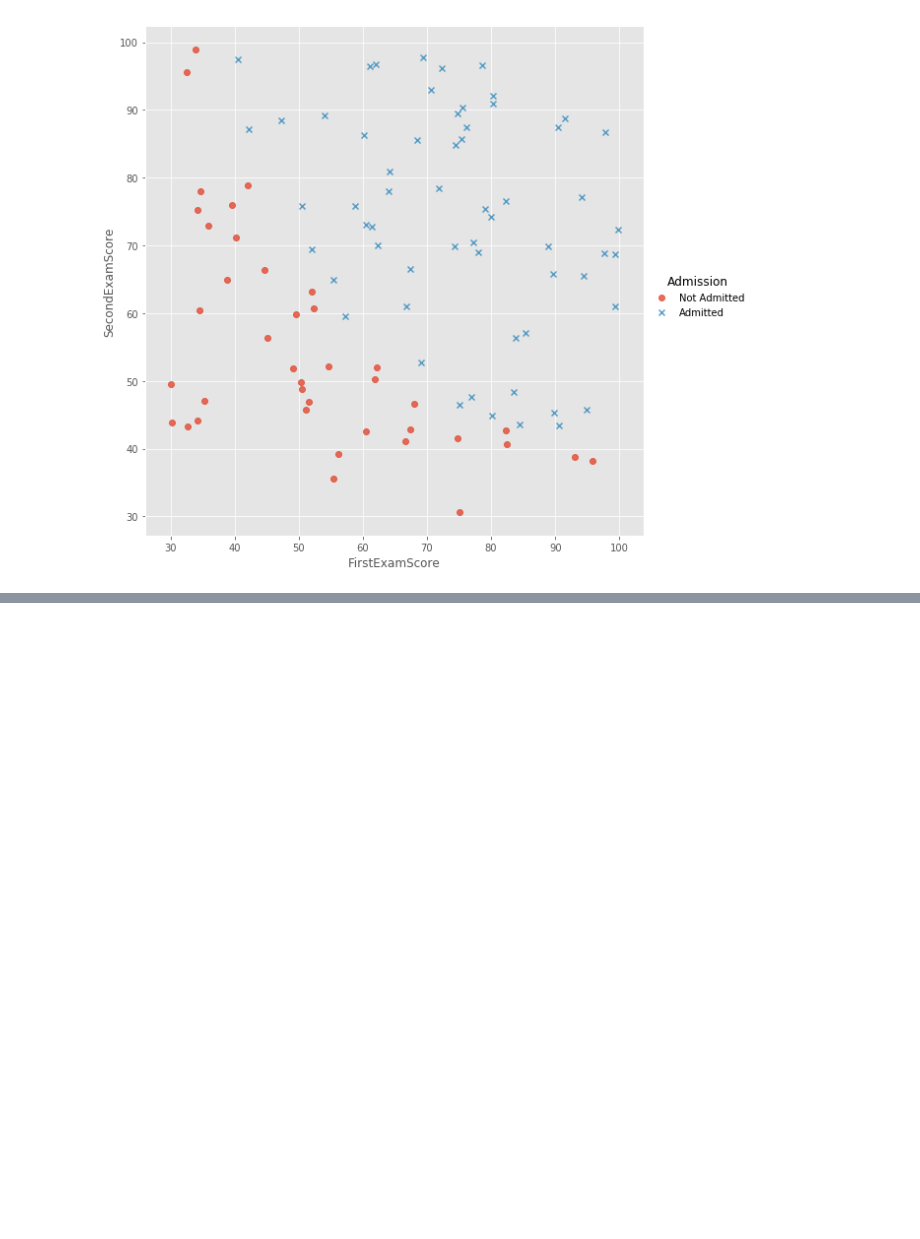
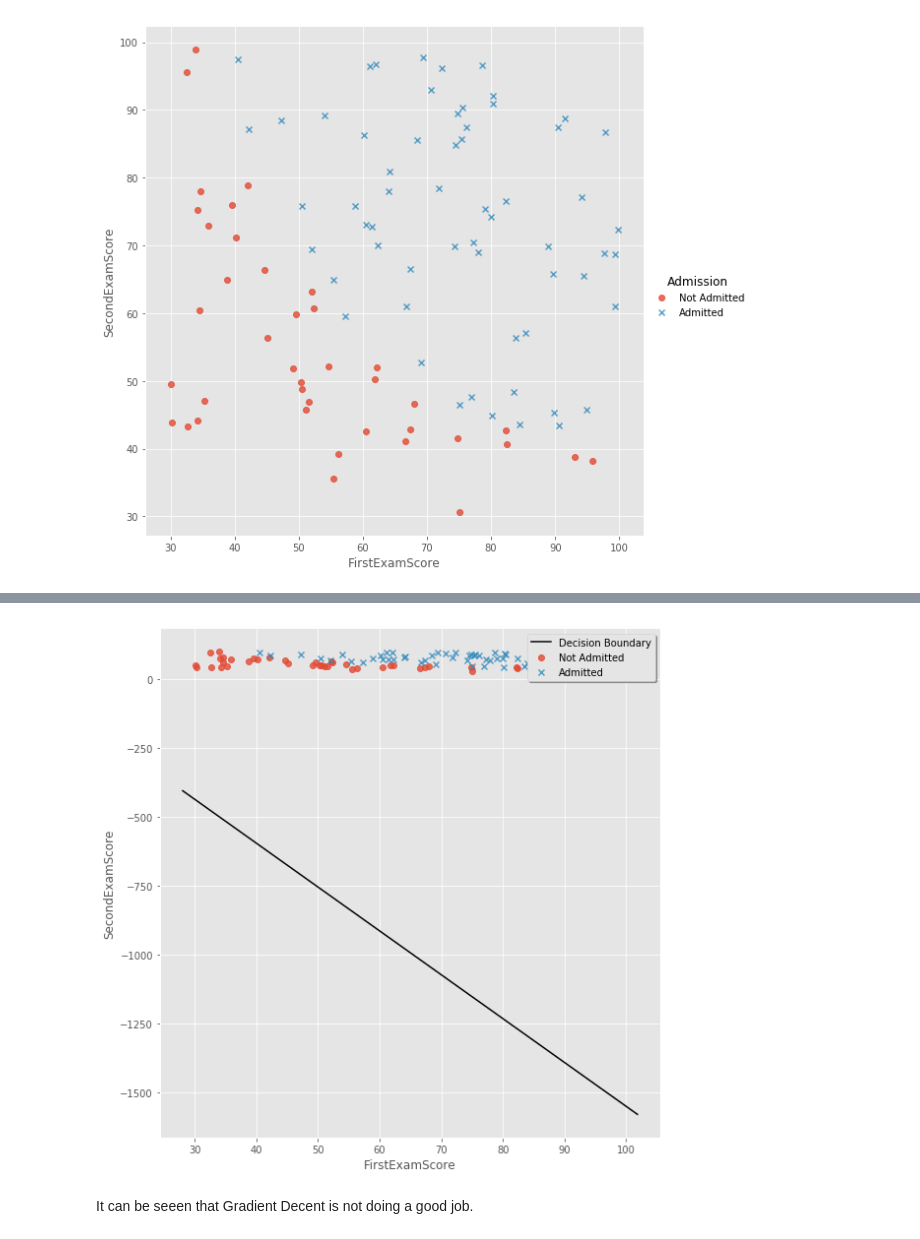
Before and after one commit to Pptr95/machine-learning-AndrewNg, a Jupyter notebook: assignment2/ex2/LogisticRegression.ipynb, the cells around one changed output, grey strips where cells are left out. Drawn from its saved outputs; the diff is of its cells as text; code cells hidden in the pictures; blank space fills up the shorter version.

Commit message:
complete first part of Logistic Regression

```diff
--- a/assignment2/ex2/LogisticRegression.ipynb
+++ b/assignment2/ex2/LogisticRegression.ipynb
@@ -84,0 +102,12 @@ array([ -0.1       , -12.00921659, -11.26284221])
+# %%
+plotx, ploty= plotDecisionBoundary(X, theta)
+g = sns.lmplot("FirstExamScore", "SecondExamScore", hue="Admission",
+               data=students_exams, markers=["o", "x"], fit_reg=False, height=8, legend=False)
+ax = g.ax
+ax.plot(plotx, ploty, color='k', label='Decision Boundary')
+legend = ax.legend(loc=1, shadow=True)
+plt.show()
+# %% [output]
+[figure, added]
+# %% [markdown]
+It can be seeen that Gradient Decent is not doing a good job.
```
Also changed, not shown: parts of 18 cells of this notebook, 1 other file.
